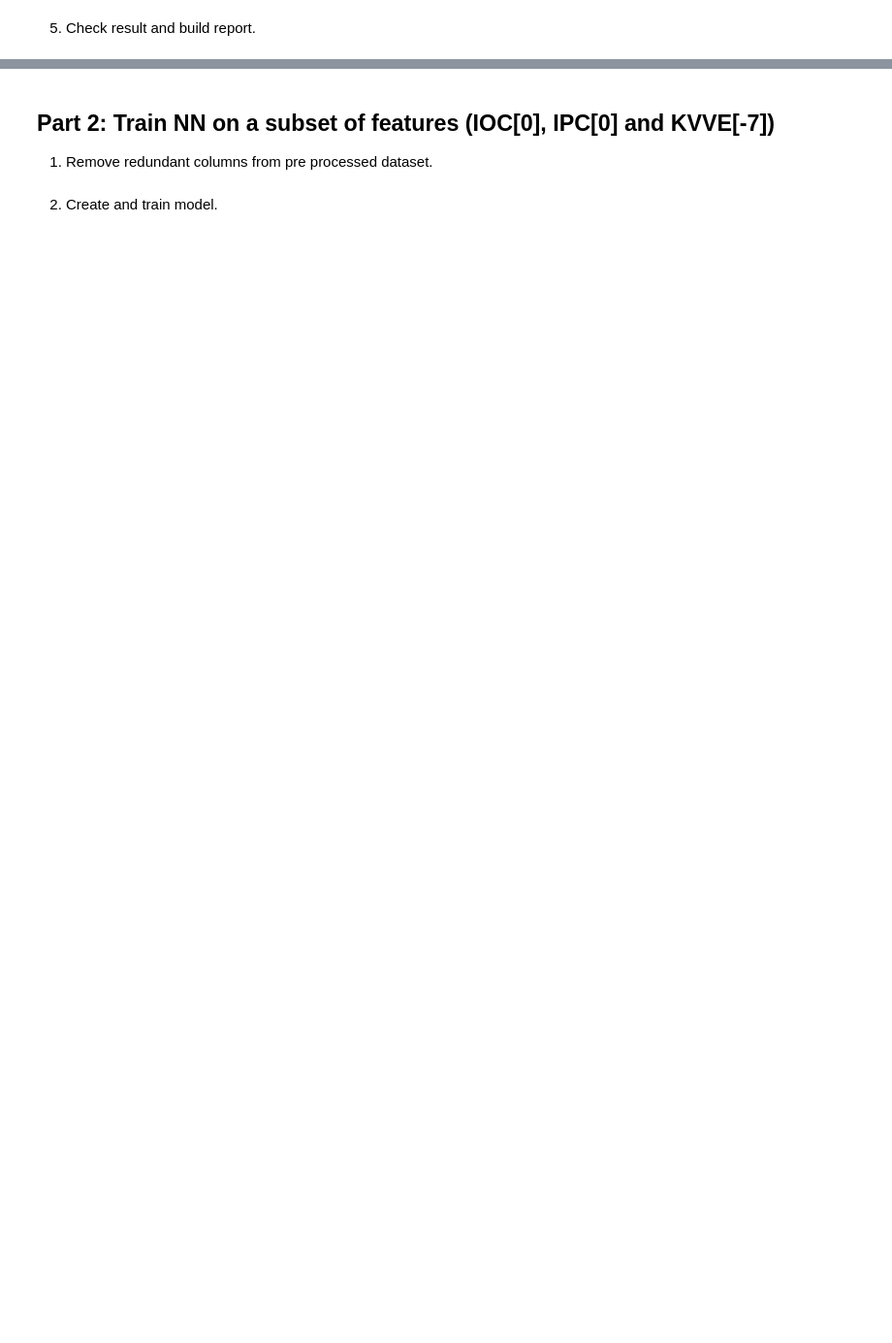
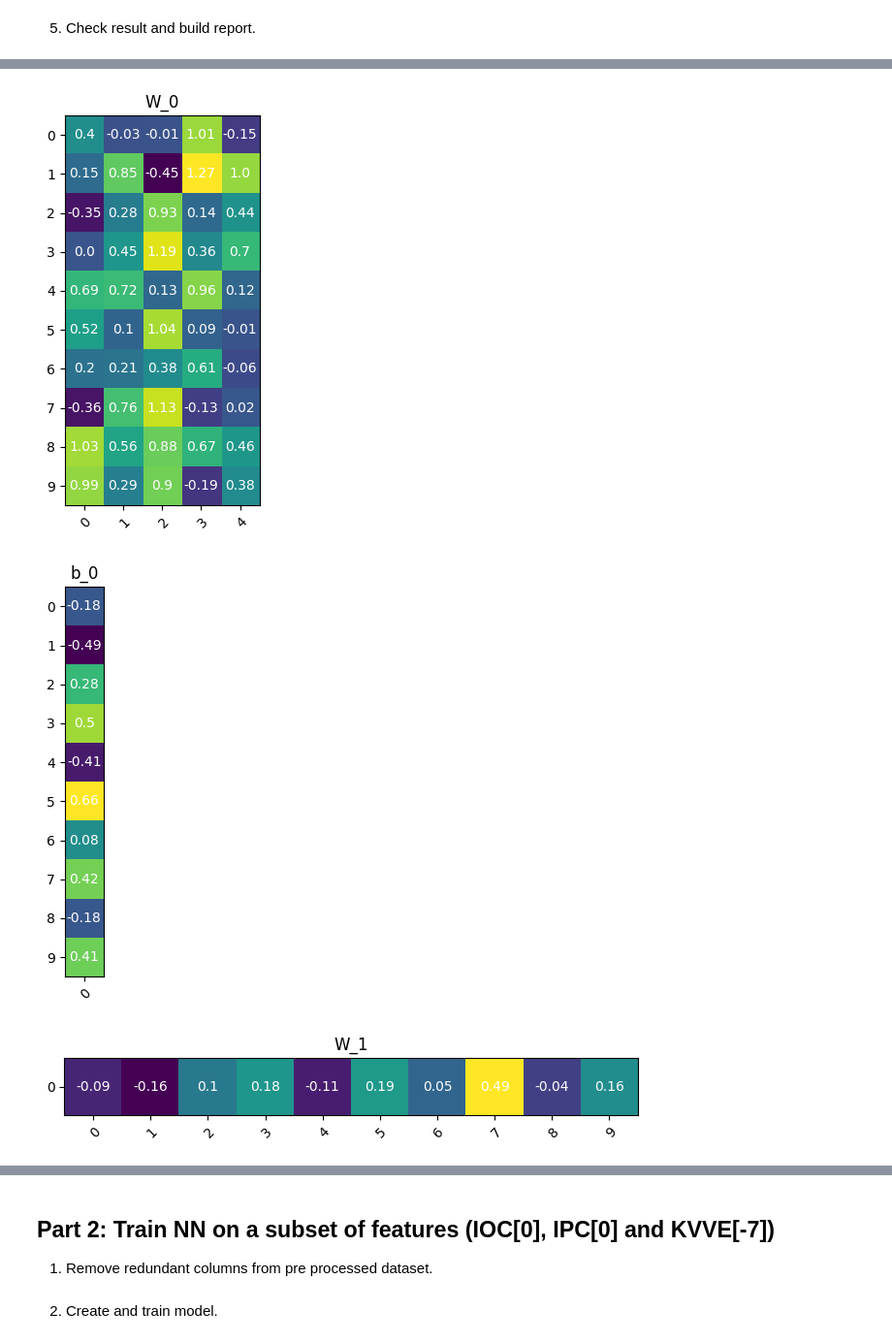
Before and after one commit to melalex/computational-intelligence, a Jupyter notebook: notebooks/genetic_ipc_prediction.ipynb, the cells around one changed output, grey strips where cells are left out. Shown at 97% size. Drawn from its saved outputs; the diff is of its cells as text; code cells hidden in the pictures; blank space fills up the shorter version.

```diff
--- a/notebooks/genetic_ipc_prediction.ipynb
+++ b/notebooks/genetic_ipc_prediction.ipynb
@@ -121,0 +120,6 @@ Delta^2 total = 103.51261525436773
+# %%
+plot_model_heat_map(trained_model)
+# %% [output]
+[figure, added]
+[figure, added]
+[figure, added]
```
Also changed, not shown: parts of 9 cells of this notebook, 9 other files.
